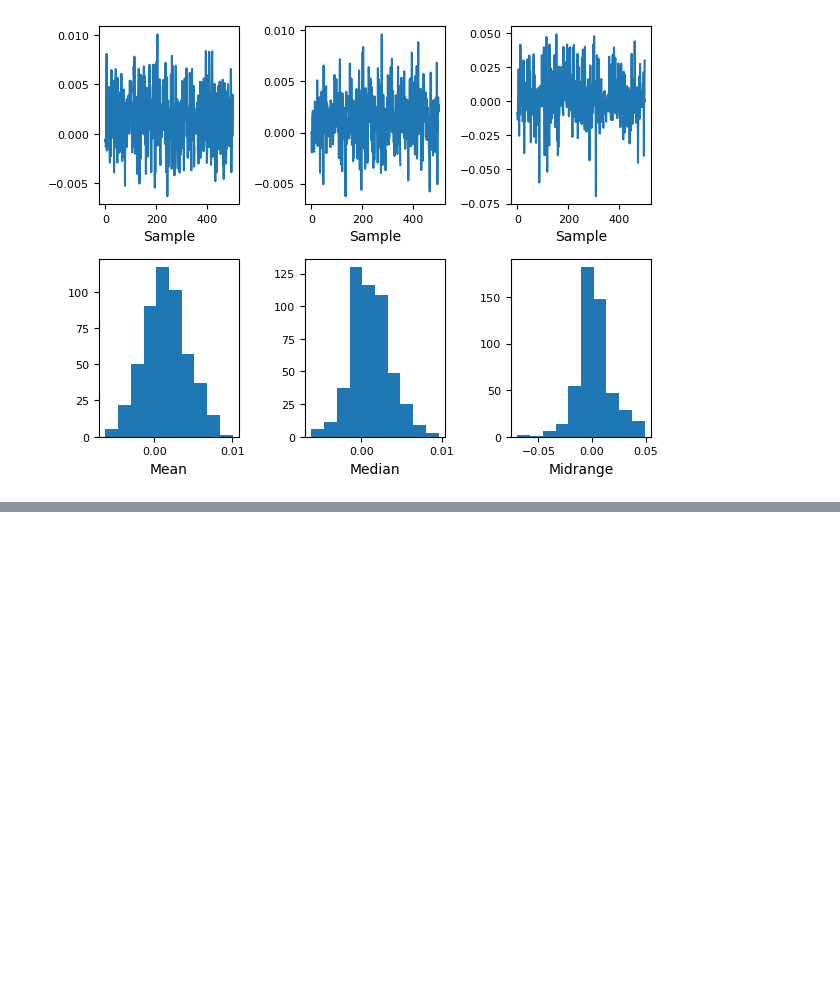
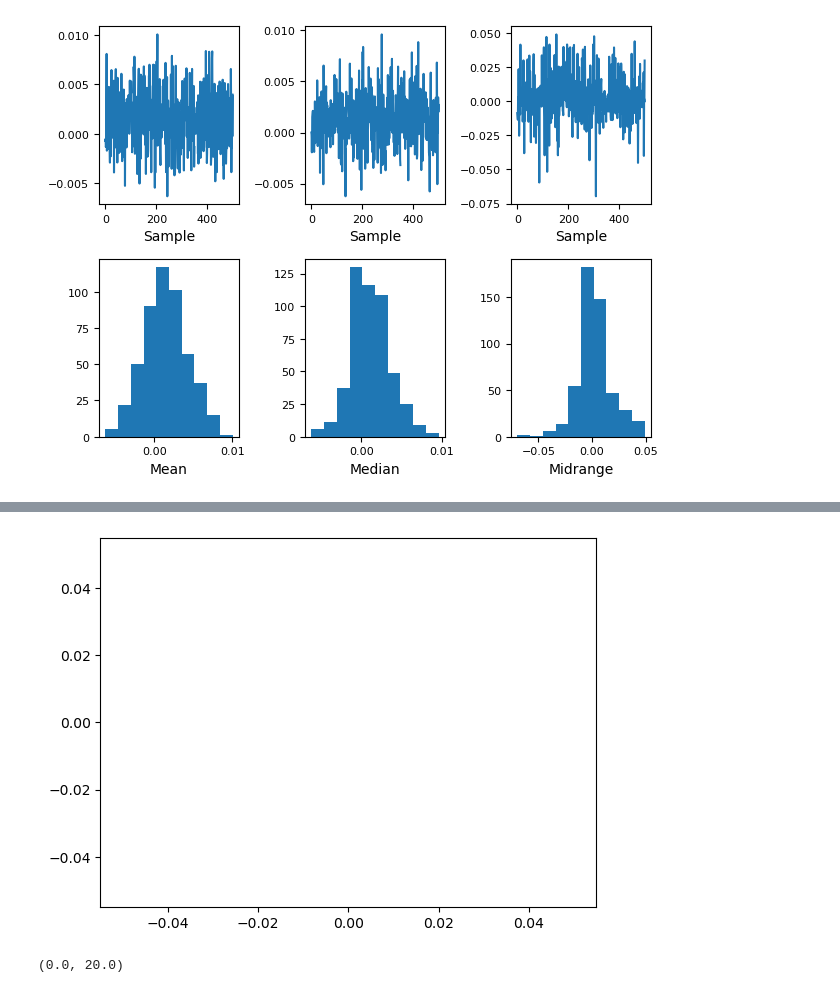
Before and after one commit to MichalPoleszczuk/Books, a Jupyter notebook: Python_for_Algorithmic_Trading_Cookbook/Chapter3/Notes_to_Chapter3.ipynb, the cells around one changed output, grey strips where cells are left out. Cells and saved outputs as stored; diff of their text form; code cells hidden in the pictures; blank space fills up the shorter version.

```diff
--- a/Python_for_Algorithmic_Trading_Cookbook/Chapter3/Notes_to_Chapter3.ipynb
+++ b/Python_for_Algorithmic_Trading_Cookbook/Chapter3/Notes_to_Chapter3.ipynb
@@ -118,0 +165,12 @@ bootstrap_plot(returns)
+# %%
+fig = plt.figure()
+ax = fig.add_subplot(1,1,1)
+line, = ax.plot([], [])
+# %% [output]
+[figure, added]
+# %%
+# set the range of ticks
+ax.set_xlim(0, 8)
+ax.set_ylim(0, 20)
+# %% [output]
+(0.0, 20.0)
```
Also changed, not shown: parts of 17 cells of this notebook.
